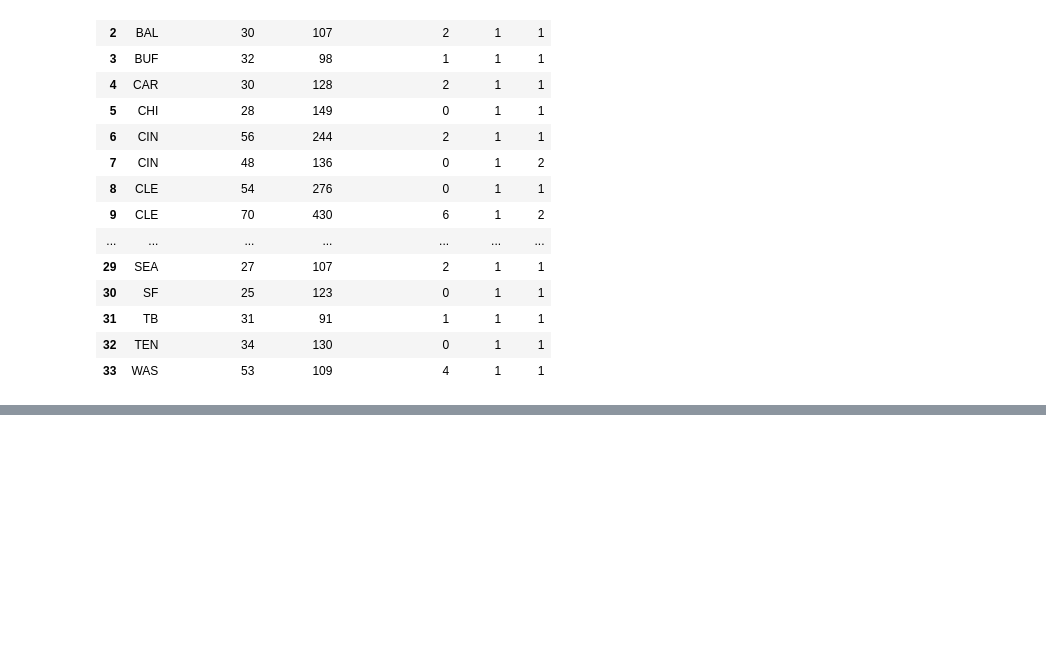
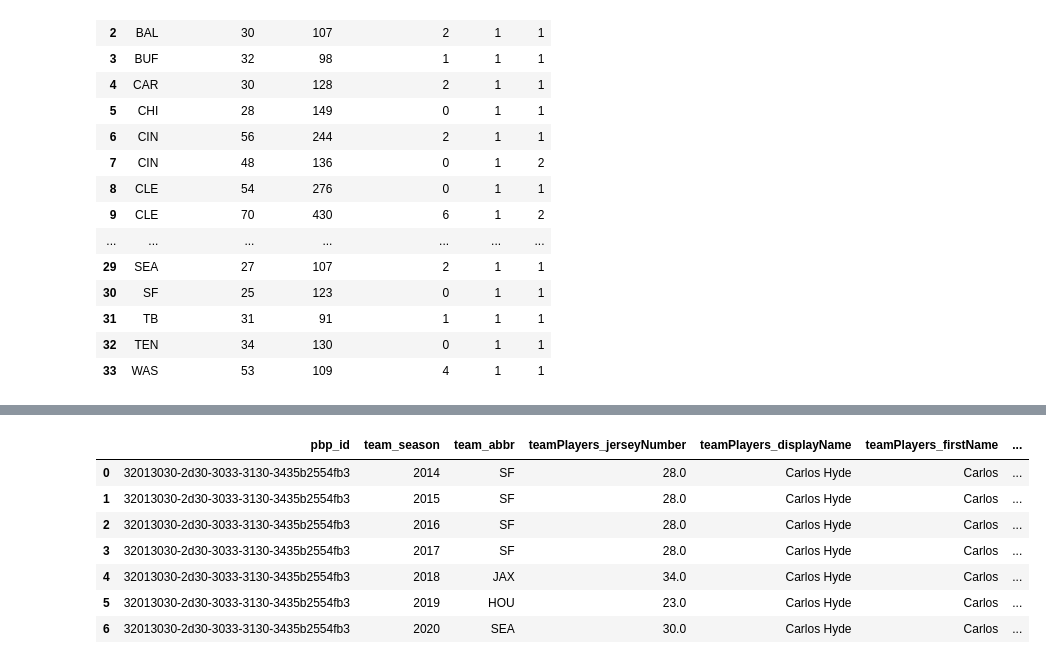
Before and after one commit to shind07/nfl-data-pipeline, a Jupyter notebook: notebooks/qc_rushing.ipynb, the cells around one changed output, grey strips where cells are left out. Saved outputs shown, nothing was run; the diff lists cells and outputs as text; code cells hidden in the pictures; blank space fills up the shorter version.

```diff
--- a/notebooks/qc_rushing.ipynb
+++ b/notebooks/qc_rushing.ipynb
@@ -217,0 +275,4 @@ df[['team', 'total_attempts', 'total_yards', 'total_touchdowns', 'games', 'week'
+# %%
+mask = df_roster['teamPlayers_displayName'] == 'Carlos Hyde'
+debug = df_roster[mask]
+debug
@@ -217,0 +289,11 @@ df[['team', 'total_attempts', 'total_yards', 'total_touchdowns', 'games', 'week'
+# %%
+debug.groupby(['pbp_id', 'team_season', 'team_abbr']).last().reset_index()
+# %% [output]
+|  | pbp_id | team_season | team_abbr | teamPlayers_jerseyNumber | teamPlayers_displayName | teamPlayers_firstName | ... |
+| 0 | 32013030-2d30-3033-3130-3435b2554fb3 | 2014 | SF | 28.0 | Carlos Hyde | Carlos | ... |
+| 1 | 32013030-2d30-3033-3130-3435b2554fb3 | 2015 | SF | 28.0 | Carlos Hyde | Carlos | ... |
+| 2 | 32013030-2d30-3033-3130-3435b2554fb3 | 2016 | SF | 28.0 | Carlos Hyde | Carlos | ... |
+| 3 | 32013030-2d30-3033-3130-3435b2554fb3 | 2017 | SF | 28.0 | Carlos Hyde | Carlos | ... |
+| 4 | 32013030-2d30-3033-3130-3435b2554fb3 | 2018 | JAX | 34.0 | Carlos Hyde | Carlos | ... |
+| 5 | 32013030-2d30-3033-3130-3435b2554fb3 | 2019 | HOU | 23.0 | Carlos Hyde | Carlos | ... |
+| 6 | 32013030-2d30-3033-3130-3435b2554fb3 | 2020 | SEA | 30.0 | Carlos Hyde | Carlos | ... |
```
Also changed, not shown: parts of 10 cells of this notebook.
